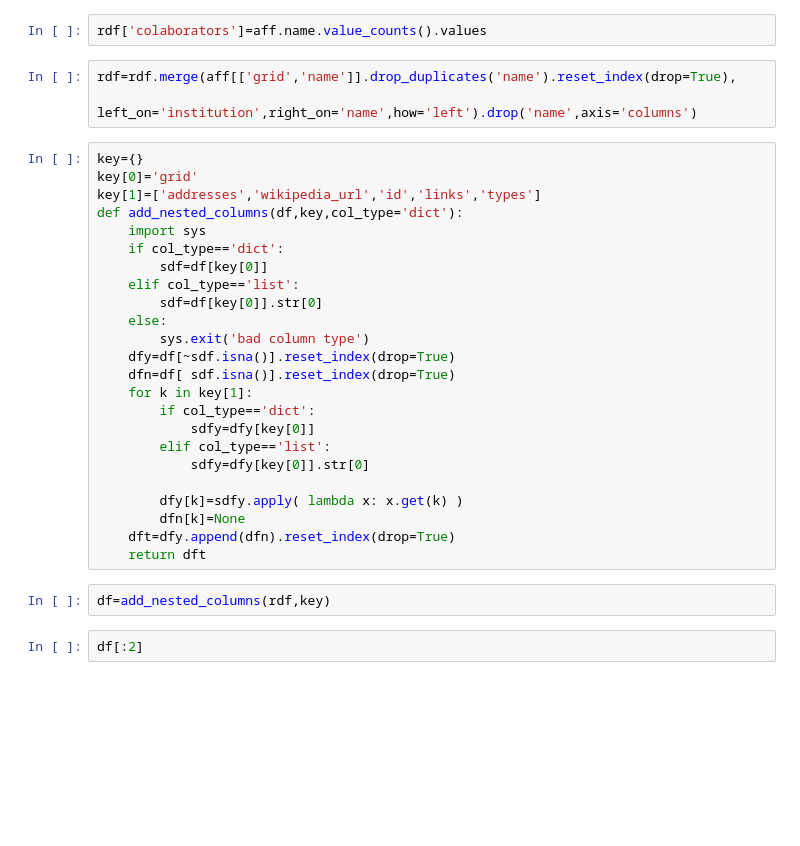
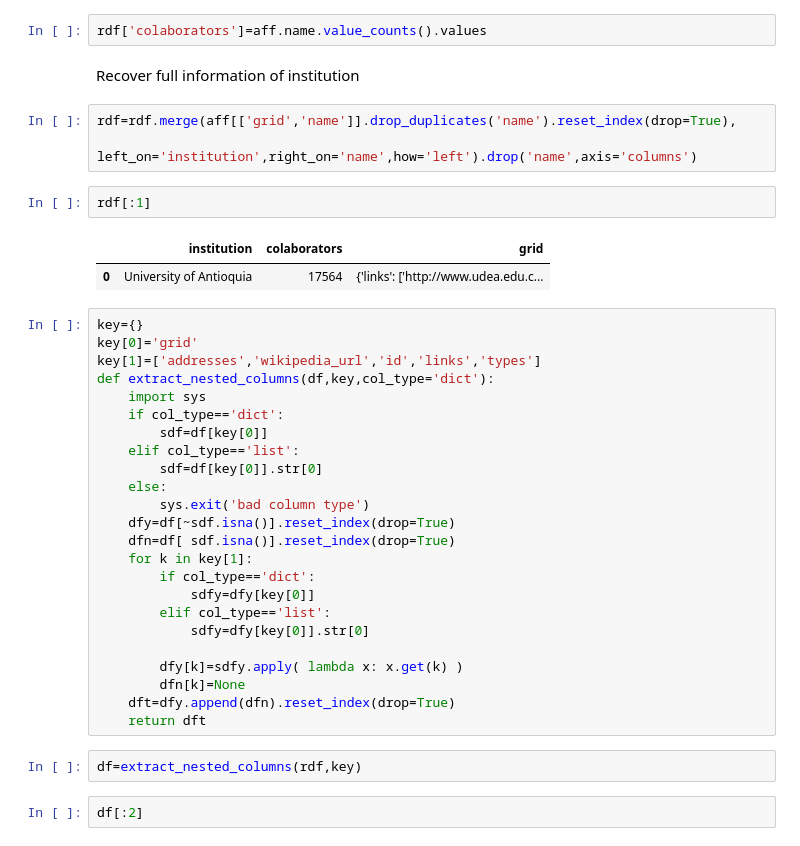
Before and after one commit to restrepo/lens, a Jupyter notebook: lens.ipynb, the cells around one changed output. Drawn from its saved outputs; the diff is of its cells as text; blank space fills up the shorter version.

```diff
--- a/lens.ipynb
+++ b/lens.ipynb
@@ -126,14 +132,21 @@ rdf=pd.DataFrame()
 rdf['institution']=aff.name.value_counts().keys()
 # %%
 rdf['colaborators']=aff.name.value_counts().values
+# %% [markdown]
+Recover full information of institution
 # %%
 rdf=rdf.merge(aff[['grid','name']].drop_duplicates('name').reset_index(drop=True),
           left_on='institution',right_on='name',how='left').drop('name',axis='columns')
+# %%
+rdf[:1]
+# %% [output]
+|  | institution | colaborators | grid |
+| 0 | University of Antioquia | 17564 | {'links': ['http://www.udea.edu.c... |
 # %%
 key={}
 key[0]='grid'
 key[1]=['addresses','wikipedia_url','id','links','types']
-def add_nested_columns(df,key,col_type='dict'):
+def extract_nested_columns(df,key,col_type='dict'):
     import sys
     if col_type=='dict':
         sdf=df[key[0]]
@@ -154,7 +167,7 @@ def add_nested_columns(df,key,col_type='dict'):
     dft=dfy.append(dfn).reset_index(drop=True)
     return dft
 # %%
-df=add_nested_columns(rdf,key)
+df=extract_nested_columns(rdf,key)
 # %%
 df[:2]
 # %% [output]
```
Also changed, not shown: parts of 13 cells of this notebook.
